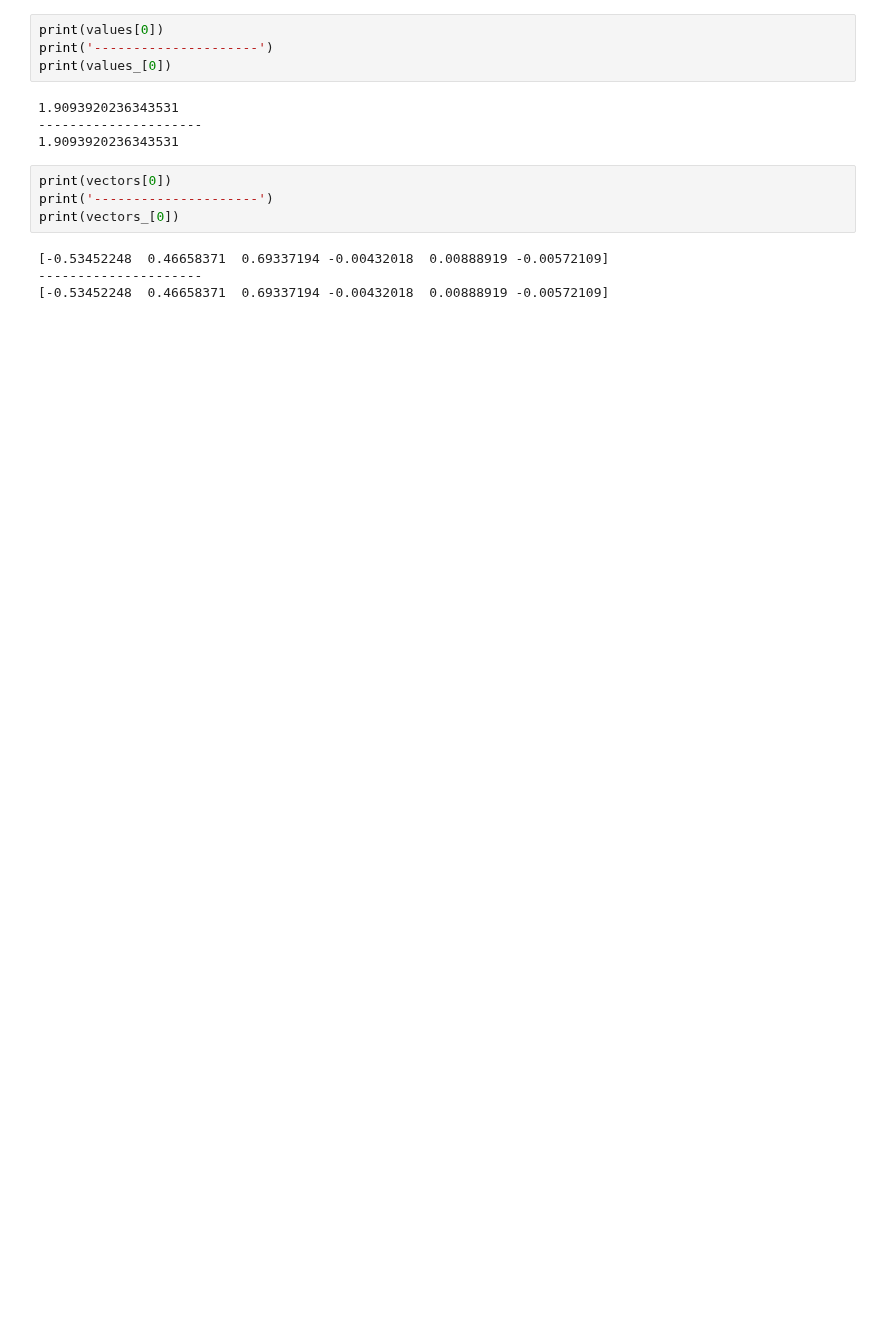
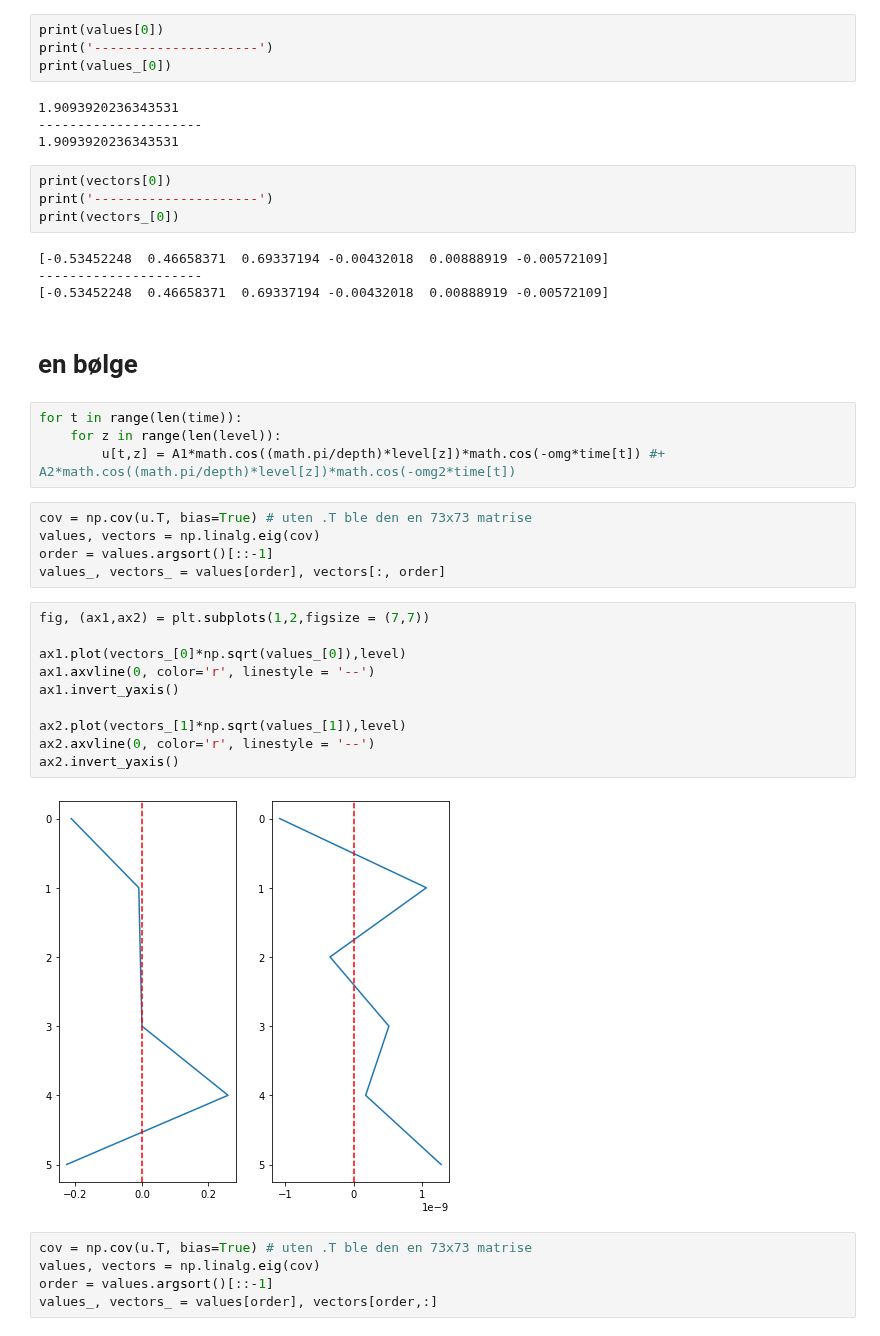
Before and after one commit to kaje2301/Master_2022, a Jupyter notebook: test_PCz-Copy1.ipynb, the cells around one changed output. Cells and saved outputs as stored; diff of their text form; blank space fills up the shorter version.

```diff
--- a/test_PCz-Copy1.ipynb
+++ b/test_PCz-Copy1.ipynb
@@ -167,3 +171,31 @@ print(vectors_[0])
 [-0.53452248  0.46658371  0.69337194 -0.00432018  0.00888919 -0.00572109]
 ---------------------
 [-0.53452248  0.46658371  0.69337194 -0.00432018  0.00888919 -0.00572109]
+# %% [markdown]
+# en bølge
+# %%
+for t in range(len(time)):
+    for z in range(len(level)):
+        u[t,z] = A1*math.cos((math.pi/depth)*level[z])*math.cos(-omg*time[t]) #+ A2*math.cos((math.pi/depth)*level[z])*math.cos(-omg2*time[t])
+# %%
+cov = np.cov(u.T, bias=True) # uten .T ble den en 73x73 matrise
+values, vectors = np.linalg.eig(cov)
+order = values.argsort()[::-1]
+values_, vectors_ = values[order], vectors[:, order]
+# %%
+fig, (ax1,ax2) = plt.subplots(1,2,figsize = (7,7))
+
+ax1.plot(vectors_[0]*np.sqrt(values_[0]),level)
+ax1.axvline(0, color='r', linestyle = '--')
+ax1.invert_yaxis()
+
+ax2.plot(vectors_[1]*np.sqrt(values_[1]),level)
+ax2.axvline(0, color='r', linestyle = '--')
+ax2.invert_yaxis()
+# %% [output]
+[figure, added]
+# %%
+cov = np.cov(u.T, bias=True) # uten .T ble den en 73x73 matrise
+values, vectors = np.linalg.eig(cov)
+order = values.argsort()[::-1]
+values_, vectors_ = values[order], vectors[order,:]
```
Also changed, not shown: parts of 9 cells of this notebook, 2 other files.
